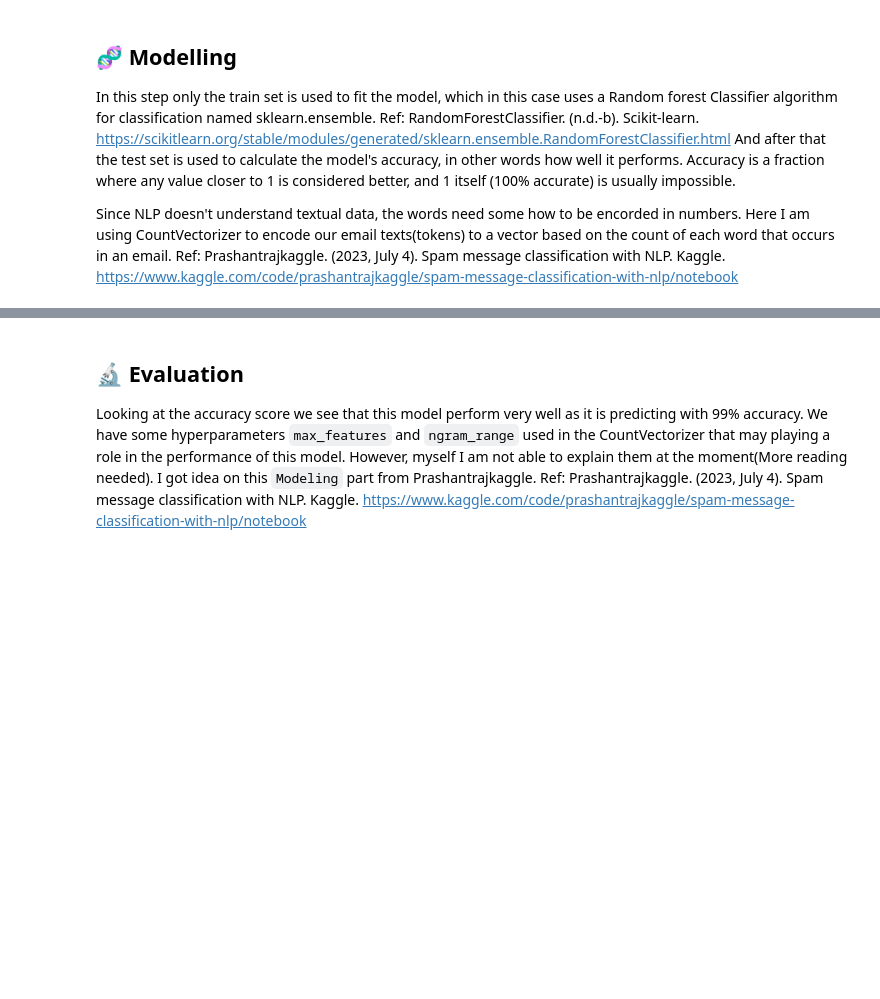
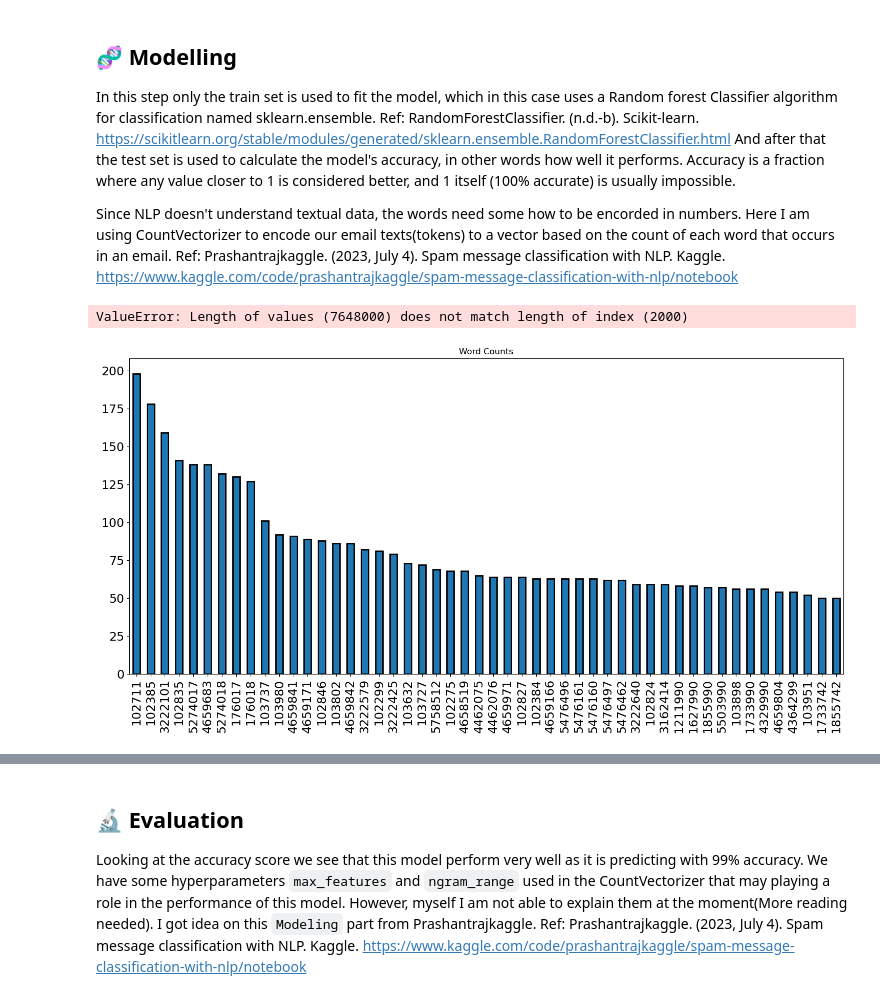
Before and after one commit to SoleilUmwiza92/AI4-Soleil, a Jupyter notebook: Soleil-Challenge.ipynb, the cells around one changed output, grey strips where cells are left out. Saved outputs shown, nothing was run; the diff lists cells and outputs as text; code cells hidden in the pictures; blank space fills up the shorter version.

```diff
--- a/Soleil-Challenge.ipynb
+++ b/Soleil-Challenge.ipynb
@@ -442,6 +585,17 @@ from sklearn.feature_extraction.text import CountVectorizer, TfidfVectorizer
 cv=CountVectorizer(max_features=2000,ngram_range=(1,2))
 X_train=cv.fit_transform(X_train).toarray()
 X_test=cv.transform(X_test).toarray()
+# %%
+features = cv.get_feature_names_out()
+# %%
+word_counter = pd.Series(X_train.flatten(),index=features).sort_values(ascending=False)
+# %% [output]
+ValueError: Length of values (7648000) does not match length of index (2000)
+# %%
+bar_graph = word_counter[:50].plot(kind='bar', figsize=(18,8), alpha=1, fontsize=17, rot=90,edgecolor='black', linewidth=2,
+            title='Word Counts')
+# %% [output]
+[figure, added]
 # %%
 from sklearn.ensemble import RandomForestClassifier
 classifier=RandomForestClassifier().fit(X_train,y_train)
```
Also changed, not shown: parts of 54 cells of this notebook, 1 other file.
